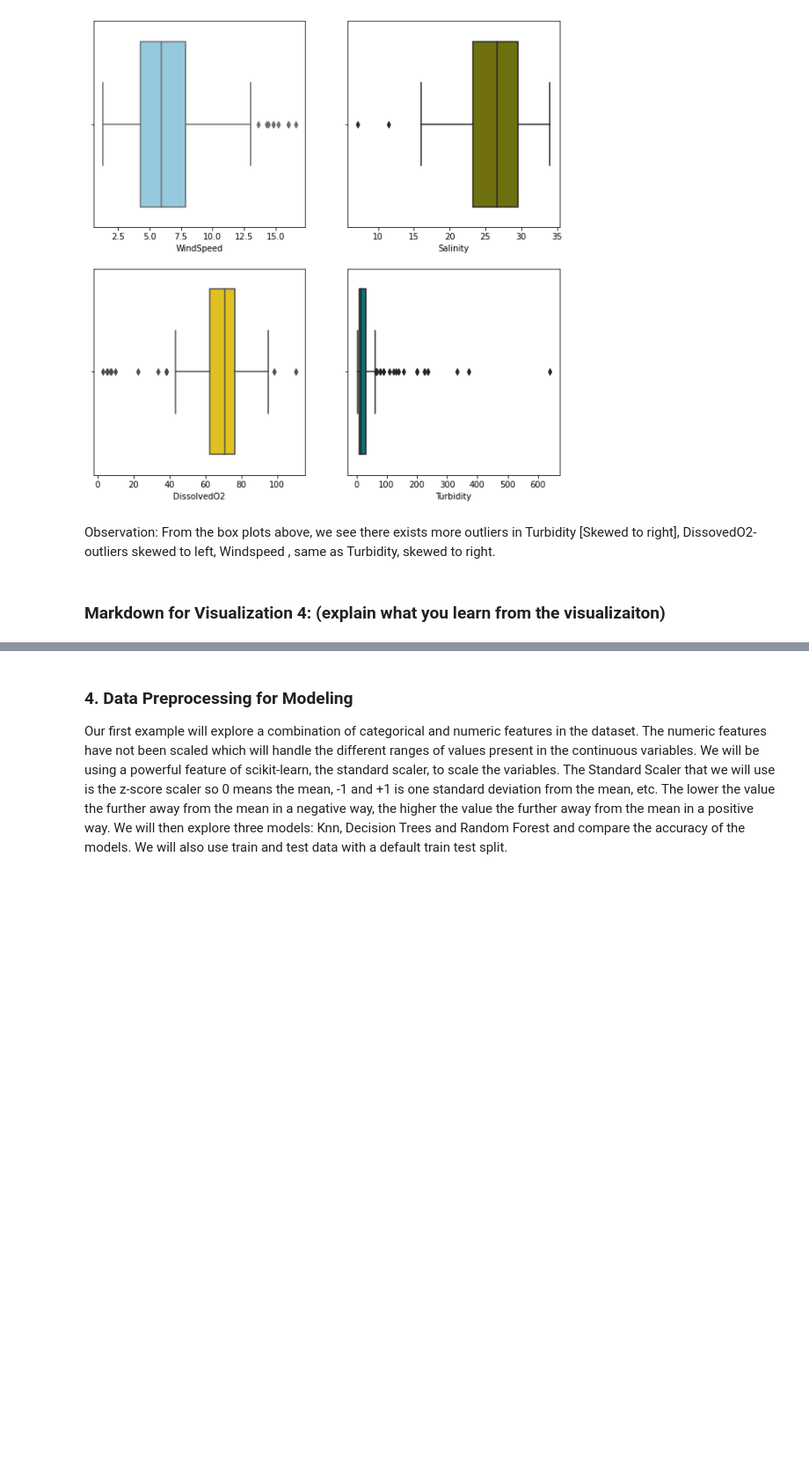
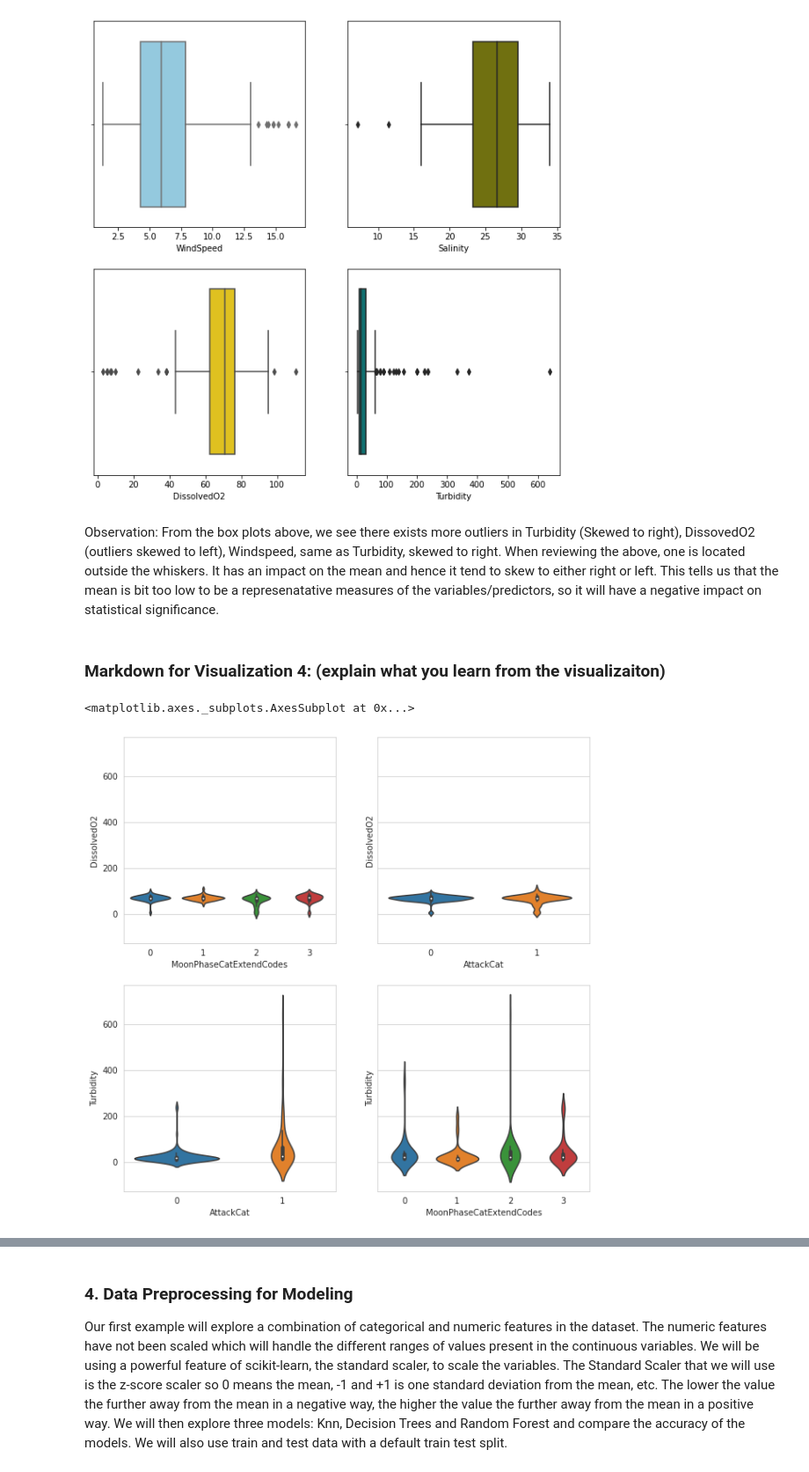
Before and after one commit to ramkguru97/Knowledge_Discovery_In_Databases, a Jupyter notebook: Group_7_Understand_Shark_Presence.ipynb, the cells around one changed output, grey strips where cells are left out. Shown at 88% size. Saved outputs shown, nothing was run; the diff lists cells and outputs as text; code cells hidden in the pictures; blank space fills up the shorter version.

```diff
--- a/Group_7_Understand_Shark_Presence.ipynb
+++ b/Group_7_Understand_Shark_Presence.ipynb
@@ -333,6 +350,6 @@ sns.boxplot( bdf["Turbidity"] , color="teal", ax=axes[1, 1])
 <matplotlib.axes._subplots.AxesSubplot at 0x...>
 [figure]
 # %% [markdown]
-Observation: From the box plots above, we see there exists more outliers in Turbidity [Skewed to right], DissovedO2- outliers skewed to left, Windspeed , same as Turbidity, skewed to right.
+Observation: From the box plots above, we see there exists more outliers in Turbidity (Skewed to right), DissovedO2 (outliers skewed to left), Windspeed, same as Turbidity, skewed to right. When reviewing the above, one is located outside the whiskers. It has an impact on the mean and hence it tend to skew to either right or left. This tells us that the mean is bit too low to be a represenatative measures of the variables/predictors, so  it will have a negative impact on statistical significance.
 # %% [markdown]
 ### Markdown for Visualization 4: (explain what you learn from the visualizaiton)
@@ -340,0 +356,16 @@ Observation: From the box plots above, we see there exists more outliers in Turb
+# %%
+# Seaborn for plotting and styling
+import seaborn as sns
+
+# Set theme
+sns.set_style('whitegrid')
+
+# Violin plot
+f, axes = plt.subplots(2, 2, figsize=(10, 10), sharey=True)
+sns.violinplot(x='AttackCat', y='DissolvedO2', data=df,ax=axes[0, 1])
+sns.violinplot(x='AttackCat', y='Turbidity', data=df,ax=axes[1, 0])
+sns.violinplot(x='MoonPhaseCatExtendCodes', y='Turbidity', data=df,ax=axes[1, 1])
+sns.violinplot(x='MoonPhaseCatExtendCodes', y='DissolvedO2', data=df,ax=axes[0, 0])
+# %% [output]
+<matplotlib.axes._subplots.AxesSubplot at 0x...>
+[figure, added]
```
Also changed, not shown: parts of 21 cells of this notebook.
